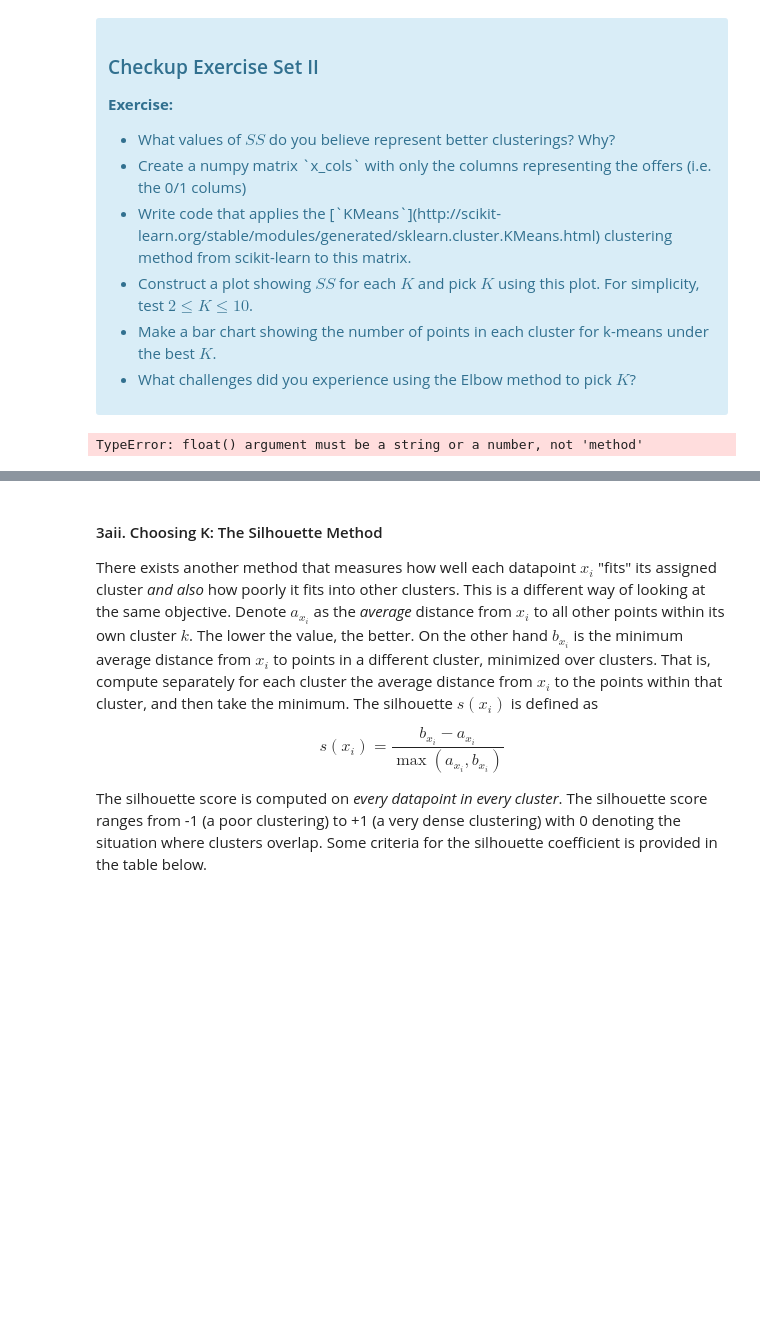
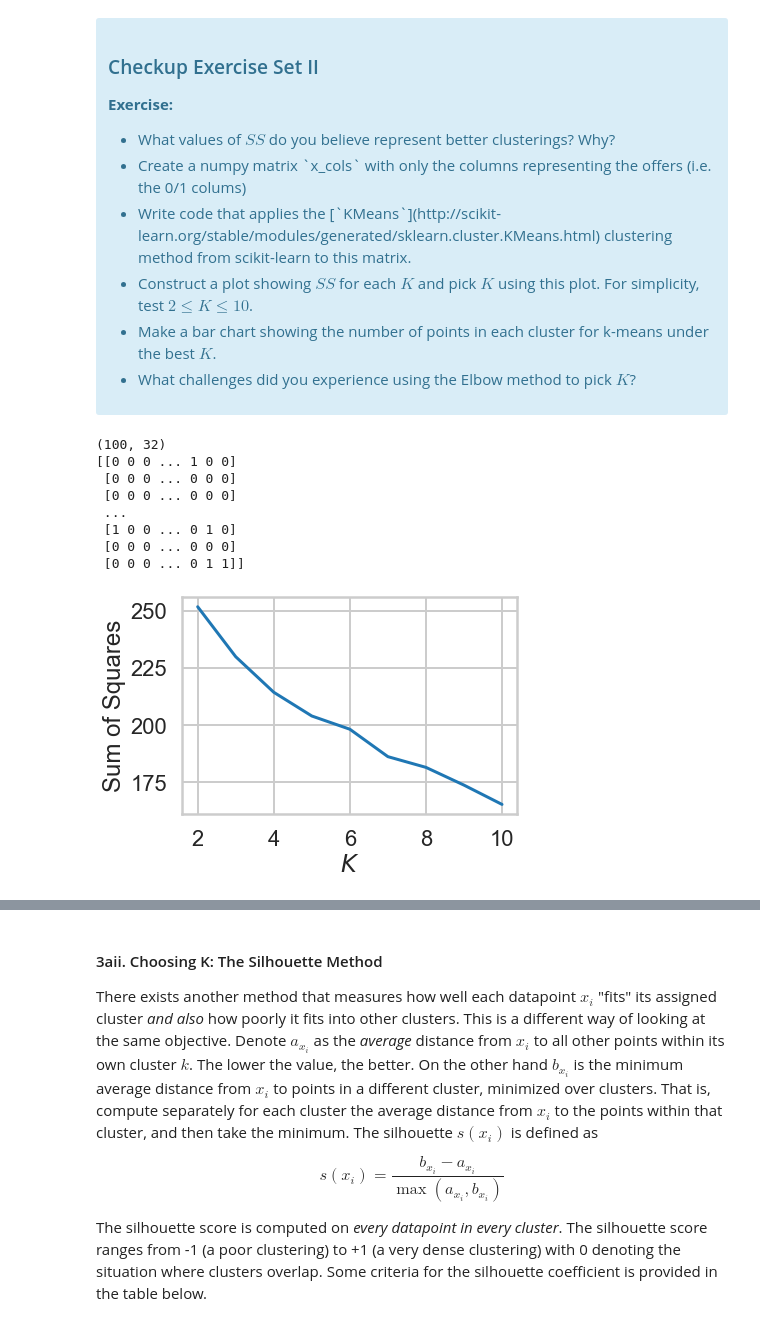
Before and after one commit to ravicodry/Customer_Segmentation_KMean, a Jupyter notebook: Clustering Case Study - Customer Segmentation with K-Means .ipynb, the cells around one changed output, grey strips where cells are left out. Drawn from its saved outputs; the diff is of its cells as text; code cells hidden in the pictures; blank space fills up the shorter version.

```diff
--- a/Clustering Case Study - Customer Segmentation with K-Means .ipynb
+++ b/Clustering Case Study - Customer Segmentation with K-Means .ipynb
@@ -134,22 +167,33 @@ where $x_i$ is a point, $C_k$ represents cluster $k$ and $\mu_k$ is the centroid
 # %%
 # your turn
 import sklearn.cluster
 import numpy as np
 ss=[]
 assignments={}
-x_cols = pivoted.to_numpy
+X = pivoted.to_numpy()
+print(X.shape)
+#print(x_cols)
 Krange  = list(range(2, 11))
 for K in Krange:
     # Make a variable called model, and assign it the result of calling sklearn.cluster.KMeans, with n_clusters = K
     model = sklearn.cluster.KMeans(n_clusters=K)
-    assigned_cluster = model.fit_predict(x_cols)
+    assigned_cluster = model.fit_predict(X)
     centers = model.cluster_centers_
     ss.append(np.sum((X - centers[assigned_cluster]) ** 2))
     assignments[str(K)] = assigned_cluster
 plt.plot(Krange, ss)
 
 # Let's label the plot
 plt.xlabel("$K$")
 plt.ylabel("Sum of Squares")
+print(X)
 # %% [output]
-TypeError: float() argument must be a string or a number, not 'method'
+(100, 32)
+[[0 0 0 ... 1 0 0]
+ [0 0 0 ... 0 0 0]
+ [0 0 0 ... 0 0 0]
+ ...
+ [1 0 0 ... 0 1 0]
+ [0 0 0 ... 0 0 0]
+ [0 0 0 ... 0 1 1]]
+[figure, added]
```
Also changed, not shown: parts of 23 cells of this notebook.
